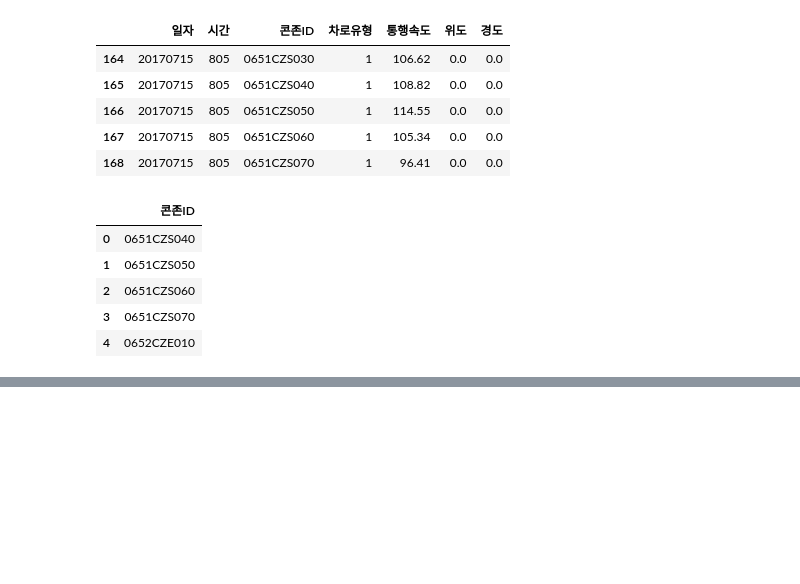
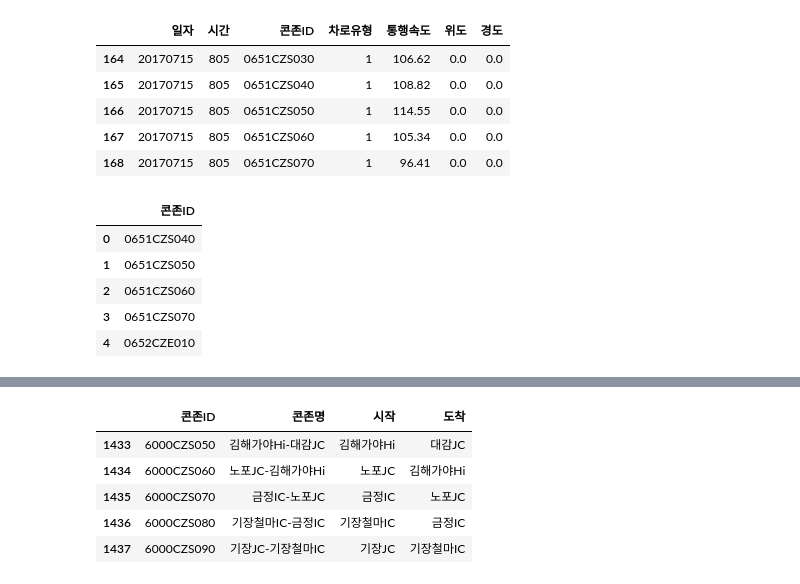
Before and after one commit to ghghtygh/akc_rproject, a Jupyter notebook: 교통량처리.ipynb, the cells around one changed output, grey strips where cells are left out. Cells and saved outputs as stored; diff of their text form; code cells hidden in the pictures; blank space fills up the shorter version.

```diff
--- a/교통량처리.ipynb
+++ b/교통량처리.ipynb
@@ -260,3 +267,8 @@ cz_gugan.head(5)
 | 2 | 0010CZE011 | 1990.00 | E | 0446 | 0486 | 3 | 0010 | 100.00 | 3 | 영락IC-부산TG | 0 | ... |
 | 3 | 0010CZE020 | 1070.00 | E | 0486 | 0447 | 3 | 0010 | 100.00 | 4 | 부산TG-노포 | 0 | ... |
 | 4 | 0010CZE030 | 7780.00 | E | 0447 | 0669 | 3 | 0010 | 100.00 | 5 | 노포IC-노포JC | 0 | ... |
+# %%
+cz_find = pd.DataFrame(cz_gugan['콘존ID'])
+cz_find = Merges(cz_find,cz_gugan['콘존명'])
+cz_find.columns = ['콘존ID','콘존명']
+cz_find.head(5)
@@ -262,0 +282,20 @@ cz_gugan.head(5)
+# %%
+count=0
+for a in cz_find['콘존명'].str.split('-'):
+
+    if len(a)!=2:
+        a = str(a).split('~')
+
+    cz_find['시작'][count] = a[0]
+    cz_find['도착'][count] = a[1]
+    count+=1
+
+cz_find.head(5)
+cz_find.tail(5)
+# %% [output]
+|  | 콘존ID | 콘존명 | 시작 | 도착 |
+| 1433 | 6000CZS050 | 김해가야Hi-대감JC | 김해가야Hi | 대감JC |
+| 1434 | 6000CZS060 | 노포JC-김해가야Hi | 노포JC | 김해가야Hi |
+| 1435 | 6000CZS070 | 금정IC-노포JC | 금정IC | 노포JC |
+| 1436 | 6000CZS080 | 기장철마IC-금정IC | 기장철마IC | 금정IC |
+| 1437 | 6000CZS090 | 기장JC-기장철마IC | 기장JC | 기장철마IC |
```
Also changed, not shown: parts of 9 cells of this notebook, 6 other files.
